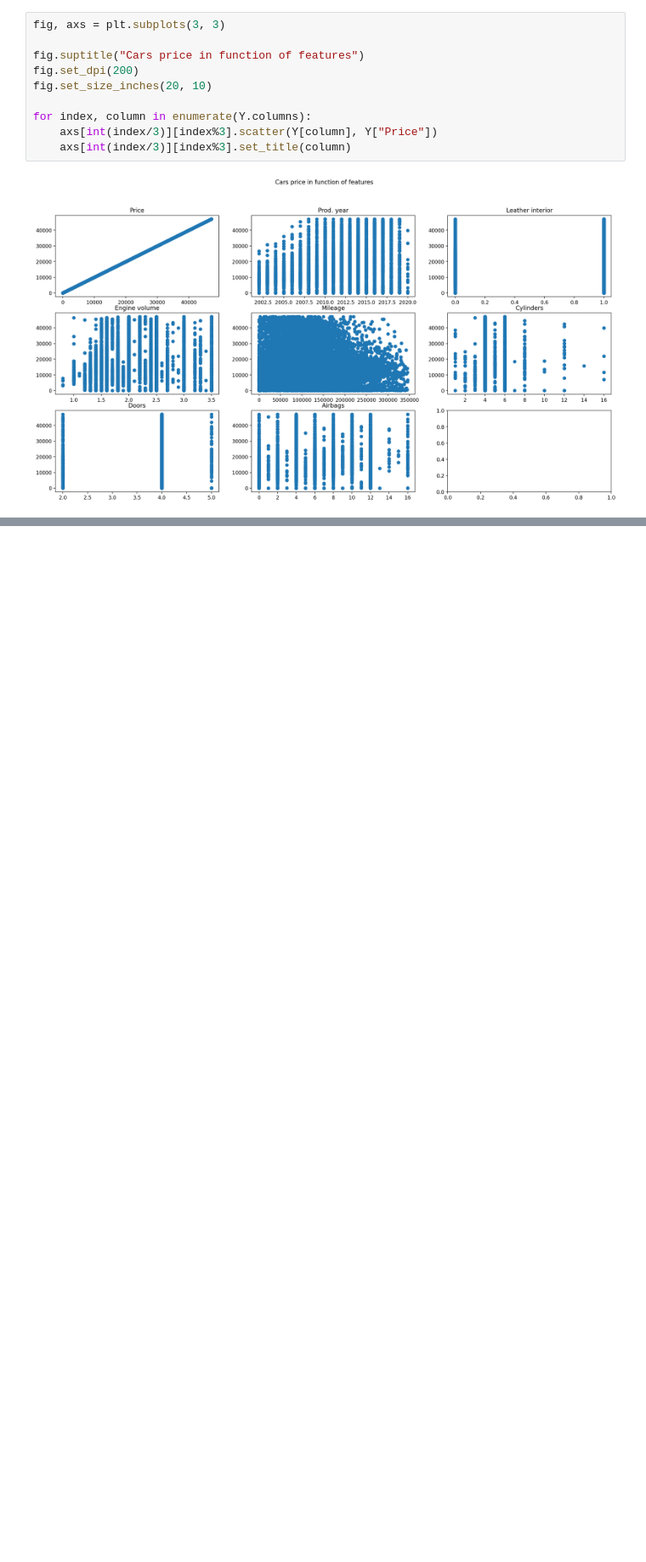
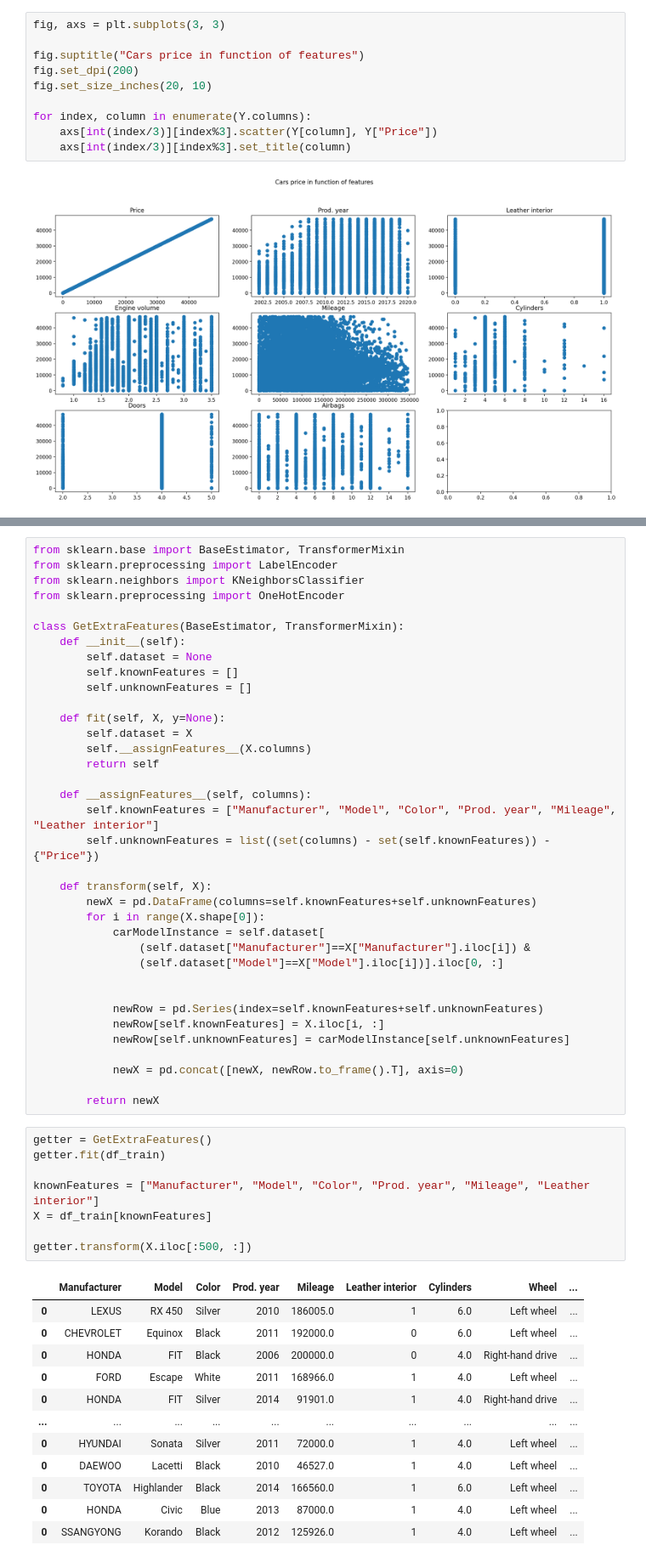
Before and after one commit to JoaquinMateosBarroso/Car_Prices, a Jupyter notebook: CarPrices.ipynb, the cells around one changed output, grey strips where cells are left out. Shown at 85% size. Cells and saved outputs as stored; diff of their text form; blank space fills up the shorter version.

Commit message:
funcionando GetExtraFeatures, aunque lento

```diff
--- a/CarPrices.ipynb
+++ b/CarPrices.ipynb
@@ -569,0 +208,57 @@ samples
+# %%
+from sklearn.base import BaseEstimator, TransformerMixin
+from sklearn.preprocessing import LabelEncoder
+from sklearn.neighbors import KNeighborsClassifier
+from sklearn.preprocessing import OneHotEncoder
+
+class GetExtraFeatures(BaseEstimator, TransformerMixin):
+    def __init__(self):
+        self.dataset = None
+        self.knownFeatures = []
+        self.unknownFeatures = []
+
+    def fit(self, X, y=None):
+        self.dataset = X
+        self.__assignFeatures__(X.columns)
+        return self
+
+    def __assignFeatures__(self, columns):
+        self.knownFeatures = ["Manufacturer", "Model", "Color", "Prod. year", "Mileage", "Leather interior"]
+        self.unknownFeatures = list((set(columns) - set(self.knownFeatures)) - {"Price"})
+
+    def transform(self, X):
+        newX = pd.DataFrame(columns=self.knownFeatures+self.unknownFeatures)
+        for i in range(X.shape[0]):
+            carModelInstance = self.dataset[
+                (self.dataset["Manufacturer"]==X["Manufacturer"].iloc[i]) &
+                (self.dataset["Model"]==X["Model"].iloc[i])].iloc[0, :]
+
+
+            newRow = pd.Series(index=self.knownFeatures+self.unknownFeatures)
+            newRow[self.knownFeatures] = X.iloc[i, :]
+            newRow[self.unknownFeatures] = carModelInstance[self.unknownFeatures]
+
+            newX = pd.concat([newX, newRow.to_frame().T], axis=0)
+
+        return newX
+# %%
+getter = GetExtraFeatures()
+getter.fit(df_train)
+
+knownFeatures = ["Manufacturer", "Model", "Color", "Prod. year", "Mileage", "Leather interior"]
+X = df_train[knownFeatures]
+
+getter.transform(X.iloc[:500, :])
+# %% [output]
+|  | Manufacturer | Model | Color | Prod. year | Mileage | Leather interior | Cylinders | Wheel | ... |
+| 0 | LEXUS | RX 450 | Silver | 2010 | 186005.0 | 1 | 6.0 | Left wheel | ... |
+| 0 | CHEVROLET | Equinox | Black | 2011 | 192000.0 | 0 | 6.0 | Left wheel | ... |
+| 0 | HONDA | FIT | Black | 2006 | 200000.0 | 0 | 4.0 | Right-hand drive | ... |
+| 0 | FORD | Escape | White | 2011 | 168966.0 | 1 | 4.0 | Left wheel | ... |
+| 0 | HONDA | FIT | Silver | 2014 | 91901.0 | 1 | 4.0 | Right-hand drive | ... |
+| ... | ... | ... | ... | ... | ... | ... | ... | ... | ... |
+| 0 | HYUNDAI | Sonata | Silver | 2011 | 72000.0 | 1 | 4.0 | Left wheel | ... |
+| 0 | DAEWOO | Lacetti | Black | 2010 | 46527.0 | 1 | 4.0 | Left wheel | ... |
+| 0 | TOYOTA | Highlander | Black | 2014 | 166560.0 | 1 | 6.0 | Left wheel | ... |
+| 0 | HONDA | Civic | Blue | 2013 | 87000.0 | 1 | 4.0 | Left wheel | ... |
+| 0 | SSANGYONG | Korando | Black | 2012 | 125926.0 | 1 | 4.0 | Left wheel | ... |
```
Also changed, not shown: parts of 41 cells of this notebook.
